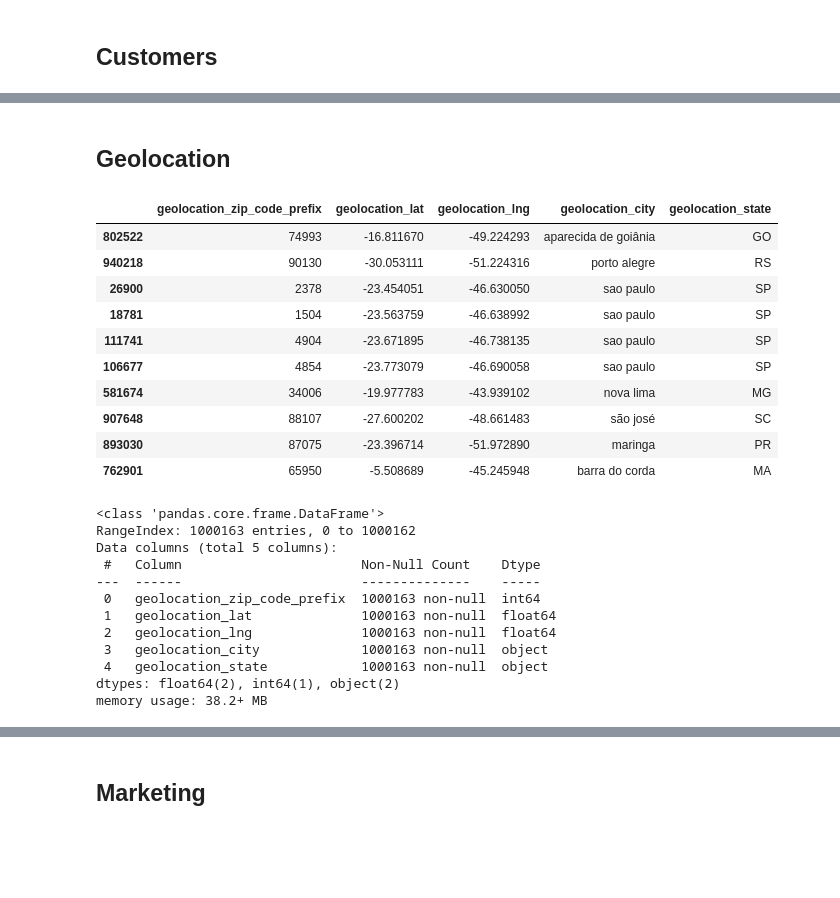
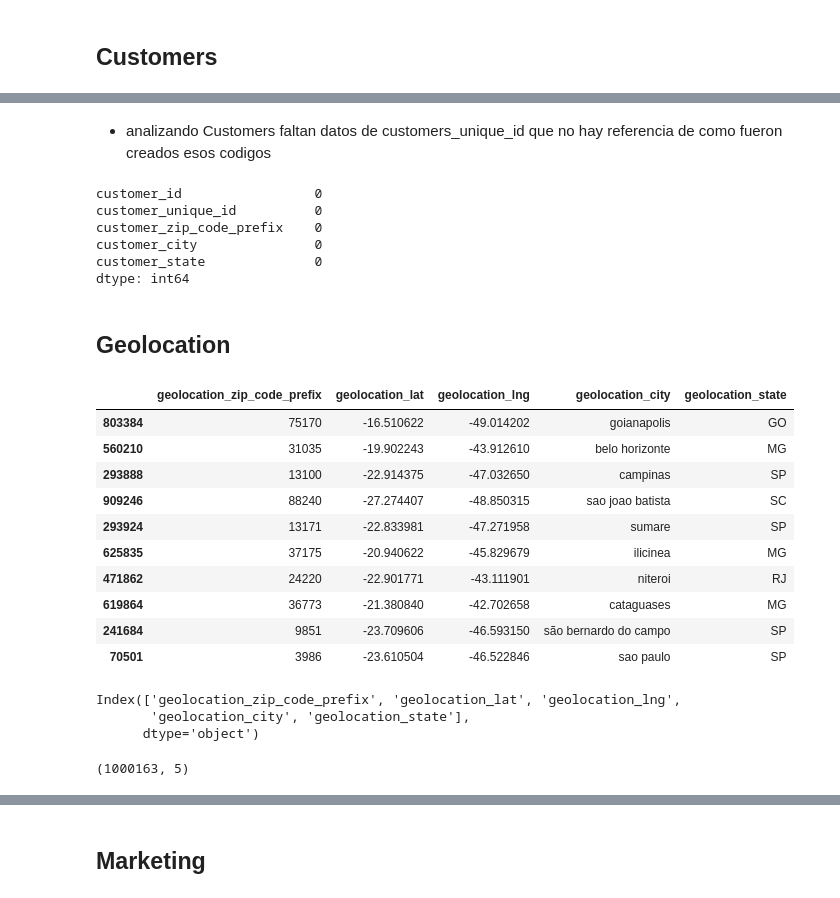
Before and after one commit to ArgumedoHector/Proyecto-Grupal---Olist, a Jupyter notebook: EDA.ipynb, the cells around one changed output, grey strips where cells are left out. Drawn from its saved outputs; the diff is of its cells as text; code cells hidden in the pictures; blank space fills up the shorter version.

```diff
--- a/EDA.ipynb
+++ b/EDA.ipynb
@@ -76,32 +170,42 @@ memory usage: 3.8+ MB
+# %% [markdown]
+- analizando Customers faltan datos de customers_unique_id que no hay referencia de como fueron creados esos codigos
+# %%
+# cuantos datos nulos por solumna se encuentran
+Customers.isna().sum()
+# %% [output]
+customer_id                 0
+customer_unique_id          0
+customer_zip_code_prefix    0
+customer_city               0
+customer_state              0
+dtype: int64
 # %% [markdown]
 ## Geolocation
 # %%
-Geolocation = pd.read_csv('olist_geolocation_dataset.csv')
+# carga del dataset y muestreo de 10 registros aleatorios
+Geolocation = pd.read_csv('Datasets/olist_geolocation_dataset.csv')
 Geolocation.sample(10)
 # %% [output]
 |  | geolocation_zip_code_prefix | geolocation_lat | geolocation_lng | geolocation_city | geolocation_state |
-| 802522 | 74993 | -16.811670 | -49.224293 | aparecida de goiânia | GO |
-| 940218 | 90130 | -30.053111 | -51.224316 | porto alegre | RS |
-| 26900 | 2378 | -23.454051 | -46.630050 | sao paulo | SP |
-| 18781 | 1504 | -23.563759 | -46.638992 | sao paulo | SP |
-| 111741 | 4904 | -23.671895 | -46.738135 | sao paulo | SP |
-| 106677 | 4854 | -23.773079 | -46.690058 | sao paulo | SP |
-| 581674 | 34006 | -19.977783 | -43.939102 | nova lima | MG |
-| 907648 | 88107 | -27.600202 | -48.661483 | são josé | SC |
-| 893030 | 87075 | -23.396714 | -51.972890 | maringa | PR |
-| 762901 | 65950 | -5.508689 | -45.245948 | barra do corda | MA |
+| 803384 | 75170 | -16.510622 | -49.014202 | goianapolis | GO |
+| 560210 | 31035 | -19.902243 | -43.912610 | belo horizonte | MG |
+| 293888 | 13100 | -22.914375 | -47.032650 | campinas | SP |
+| 909246 | 88240 | -27.274407 | -48.850315 | sao joao batista | SC |
+| 293924 | 13171 | -22.833981 | -47.271958 | sumare | SP |
+| 625835 | 37175 | -20.940622 | -45.829679 | ilicinea | MG |
+| 471862 | 24220 | -22.901771 | -43.111901 | niteroi | RJ |
+| 619864 | 36773 | -21.380840 | -42.702658 | cataguases | MG |
+| 241684 | 9851 | -23.709606 | -46.593150 | são bernardo do campo | SP |
+| 70501 | 3986 | -23.610504 | -46.522846 | sao paulo | SP |
-# %%
-Geolocation.info()
-# %% [output]
-<class 'pandas.core.frame.DataFrame'>
-RangeIndex: 1000163 entries, 0 to 1000162
-Data columns (total 5 columns):
- #   Column                       Non-Null Count    Dtype
----  ------                       --------------    -----
- 0   geolocation_zip_code_prefix  1000163 non-null  int64
- 1   geolocation_lat              1000163 non-null  float64
- 2   geolocation_lng              1000163 non-null  float64
- 3   geolocation_city             1000163 non-null  object
- 4   geolocation_state            1000163 non-null  object
-dtypes: float64(2), int64(1), object(2)
-memory usage: 38.2+ MB
+# %%
+# nombres de columnas
+Geolocation.columns
+# %% [output]
+Index(['geolocation_zip_code_prefix', 'geolocation_lat', 'geolocation_lng',
+       'geolocation_city', 'geolocation_state'],
+      dtype='object')
+# %%
+# tamaño del dataset
+Geolocation.shape
+# %% [output]
+(1000163, 5)
```
Also changed, not shown: parts of 87 cells of this notebook.
